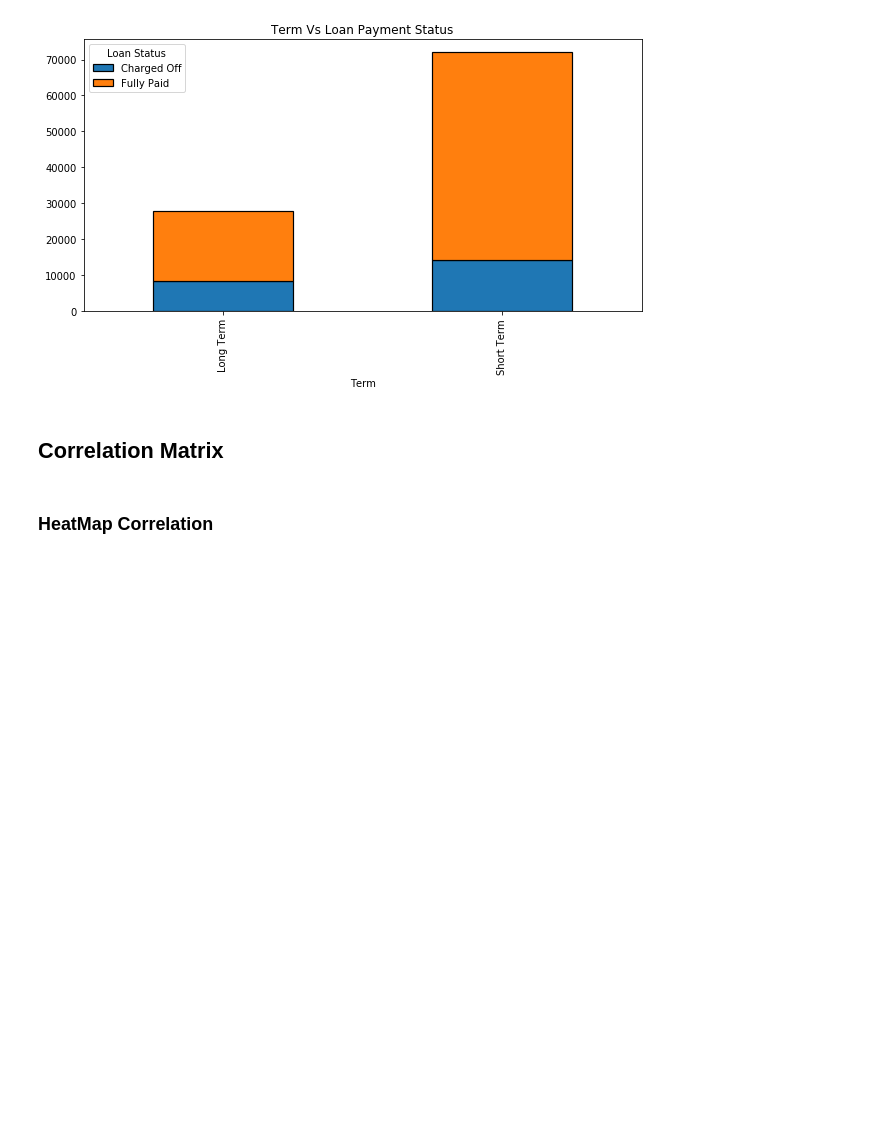
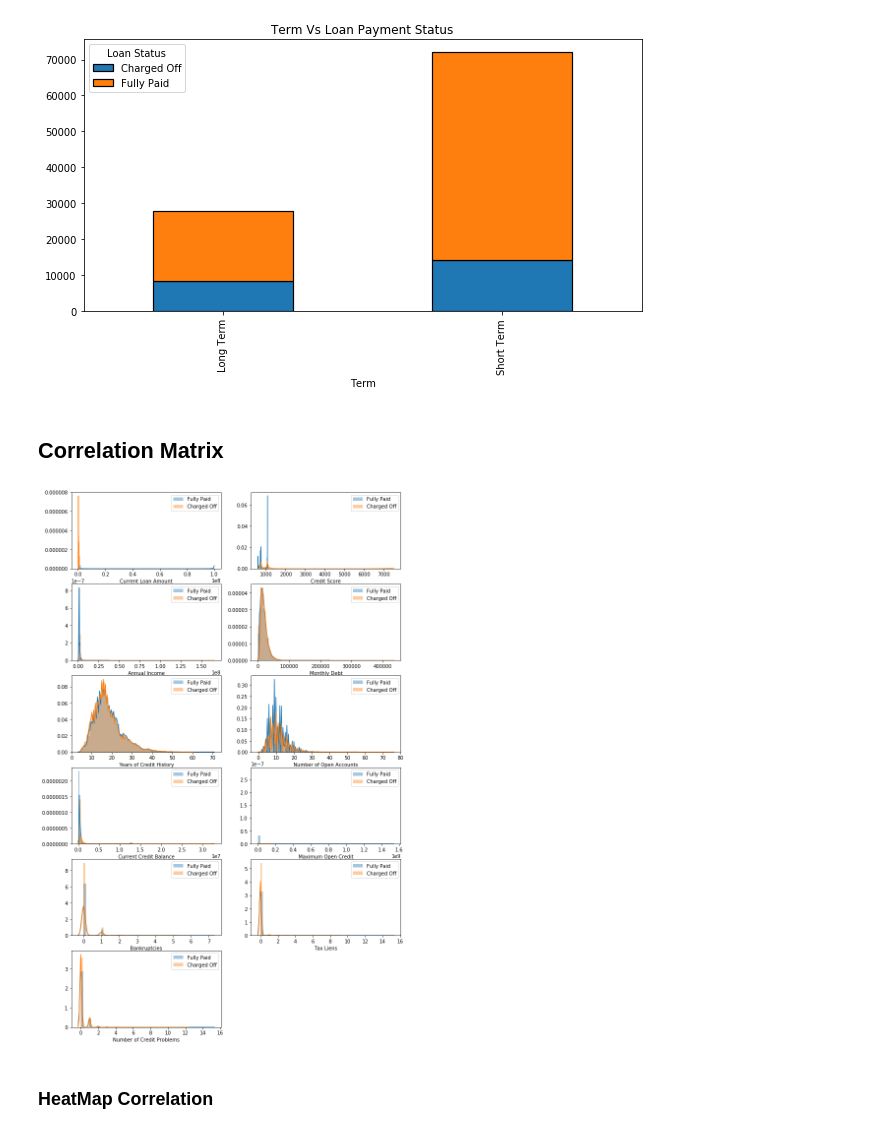
Before and after one commit to sobil-dalal/LoanStatusPredictiveAnalysis, a Jupyter notebook: 2_PA_PrimaryDataVisualization.ipynb, the cells around one changed output. Saved outputs shown, nothing was run; the diff lists cells and outputs as text; code cells hidden in the pictures; blank space fills up the shorter version.

```diff
--- a/2_PA_PrimaryDataVisualization.ipynb
+++ b/2_PA_PrimaryDataVisualization.ipynb
@@ -471,6 +474,19 @@ plt.show()
 [figure]
 # %% [markdown]
 ## Correlation Matrix
+# %%
+Continuous = ['Loan Status', 'Current Loan Amount', 'Credit Score', 'Annual Income', 'Monthly Debt', 'Years of Credit History', 'Number of Open Accounts', 'Current Credit Balance', 'Maximum Open Credit', 'Bankruptcies', 'Tax Liens', 'Number of Credit Problems']
+Category = ['Loan Status', 'Term', 'Years in current job', 'Home Ownership', 'Purpose']
+
+plt.figure(figsize=(12,20))
+for i in range(1, 12):
+  plt.subplot(6,2,i)
+  sns.distplot(train_cleaned.loc[train_cleaned['Loan Status']=='Fully Paid', Continuous[i]], label='Fully Paid', kde_kws={'bw':0.1})
+  sns.distplot(train_cleaned.loc[train_cleaned['Loan Status']=='Charged Off', Continuous[i]], label= 'Charged Off', kde_kws={'bw':0.1})
+  plt.legend(loc = 'best')
+plt.show()
+# %% [output]
+[figure, added]
 # %% [markdown]
 ### HeatMap Correlation
 # %%
```
Also changed, not shown: parts of 1 cell of this notebook, 4 other files.
